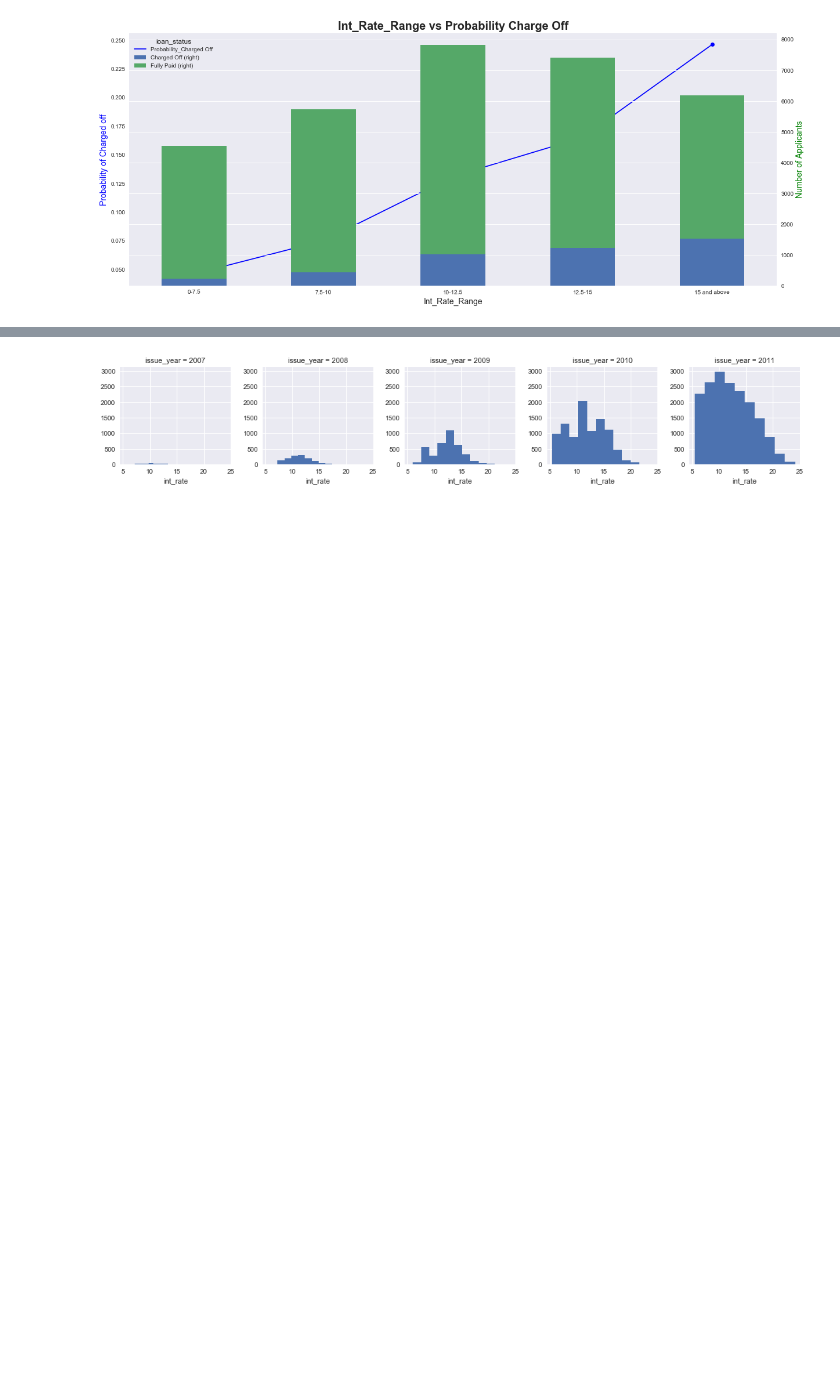
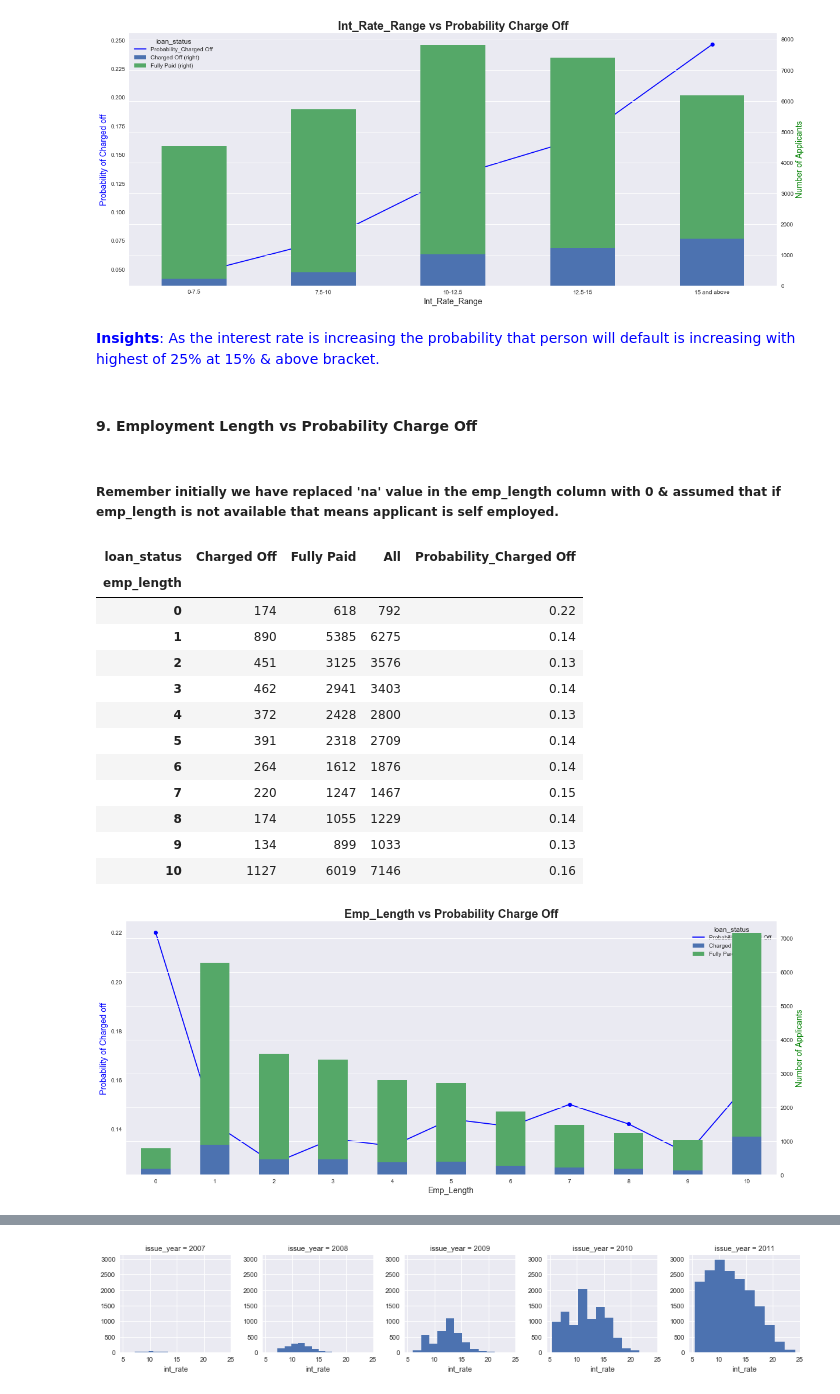
Before and after one commit to ankit9t/Temp, a Jupyter notebook: EDA_Case_Study.ipynb, the cells around one changed output, grey strips where cells are left out. Cells and saved outputs as stored; diff of their text form; code cells hidden in the pictures; blank space fills up the shorter version.

```diff
--- a/EDA_Case_Study.ipynb
+++ b/EDA_Case_Study.ipynb
@@ -725,3 +708,29 @@ bivariate_prob(df =loan,col ='int_rate_range')
 | 12.5-15 | 1222 | 6177 | 7399 | 0.17 |
 | 15 and above | 1517 | 4659 | 6176 | 0.25 |
 [figure]
+# %% [markdown]
+<font color='blue'><b>Insights</b>: As the interest rate is increasing the probability that person will default is increasing with highest of 25% at 15% & above bracket.</font>
+# %% [markdown]
+#### 9. Employment Length vs Probability Charge Off
+# %% [markdown]
+##### Remember initially we have replaced 'na' value in the  emp_length column with 0 &  assumed that if emp_length is not available that means applicant is self employed.
+# %%
+emp_length = crosstab(loan,'emp_length')
+display(emp_length)
+
+bivariate_prob(df =loan,col ='emp_length')
+# %% [output]
+| loan_status | Charged Off | Fully Paid | All | Probability_Charged Off |
+| emp_length |  |  |  |  |
+| 0 | 174 | 618 | 792 | 0.22 |
+| 1 | 890 | 5385 | 6275 | 0.14 |
+| 2 | 451 | 3125 | 3576 | 0.13 |
+| 3 | 462 | 2941 | 3403 | 0.14 |
+| 4 | 372 | 2428 | 2800 | 0.13 |
+| 5 | 391 | 2318 | 2709 | 0.14 |
+| 6 | 264 | 1612 | 1876 | 0.14 |
+| 7 | 220 | 1247 | 1467 | 0.15 |
+| 8 | 174 | 1055 | 1229 | 0.14 |
+| 9 | 134 | 899 | 1033 | 0.13 |
+| 10 | 1127 | 6019 | 7146 | 0.16 |
+[figure, added]
```
Also changed, not shown: parts of 19 cells of this notebook.
